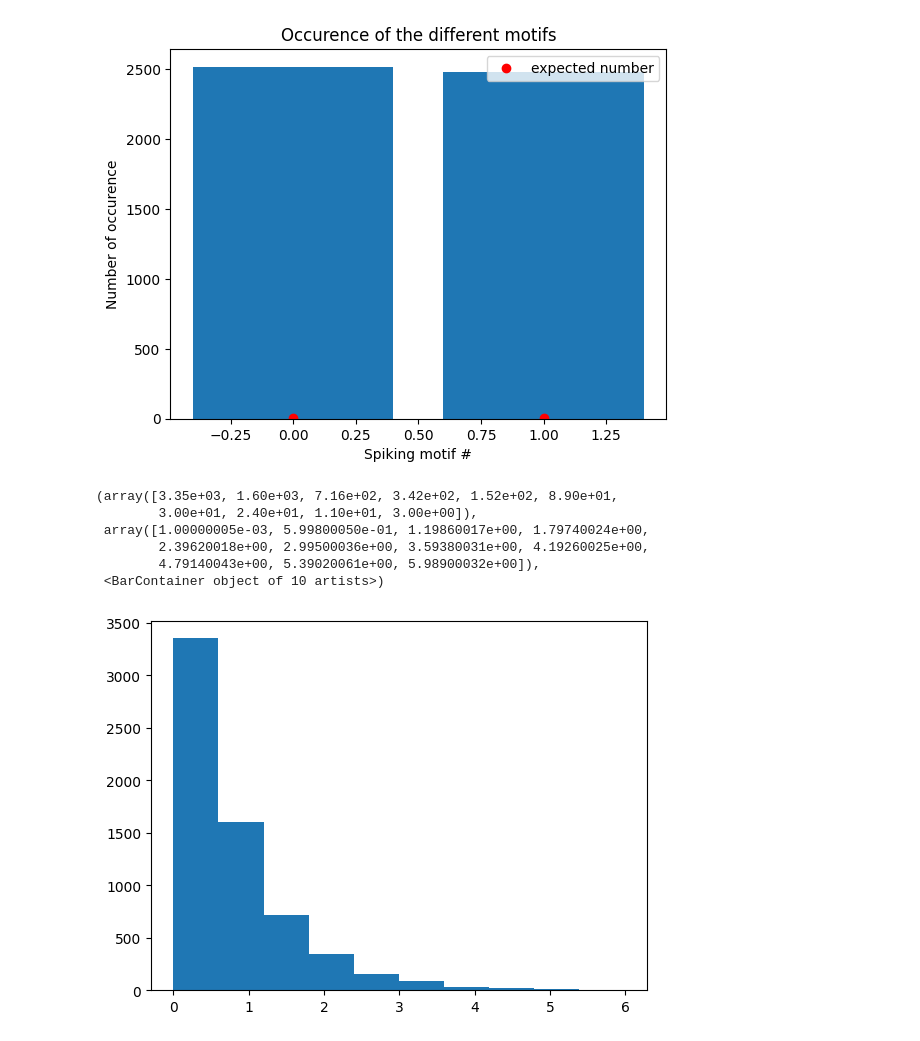
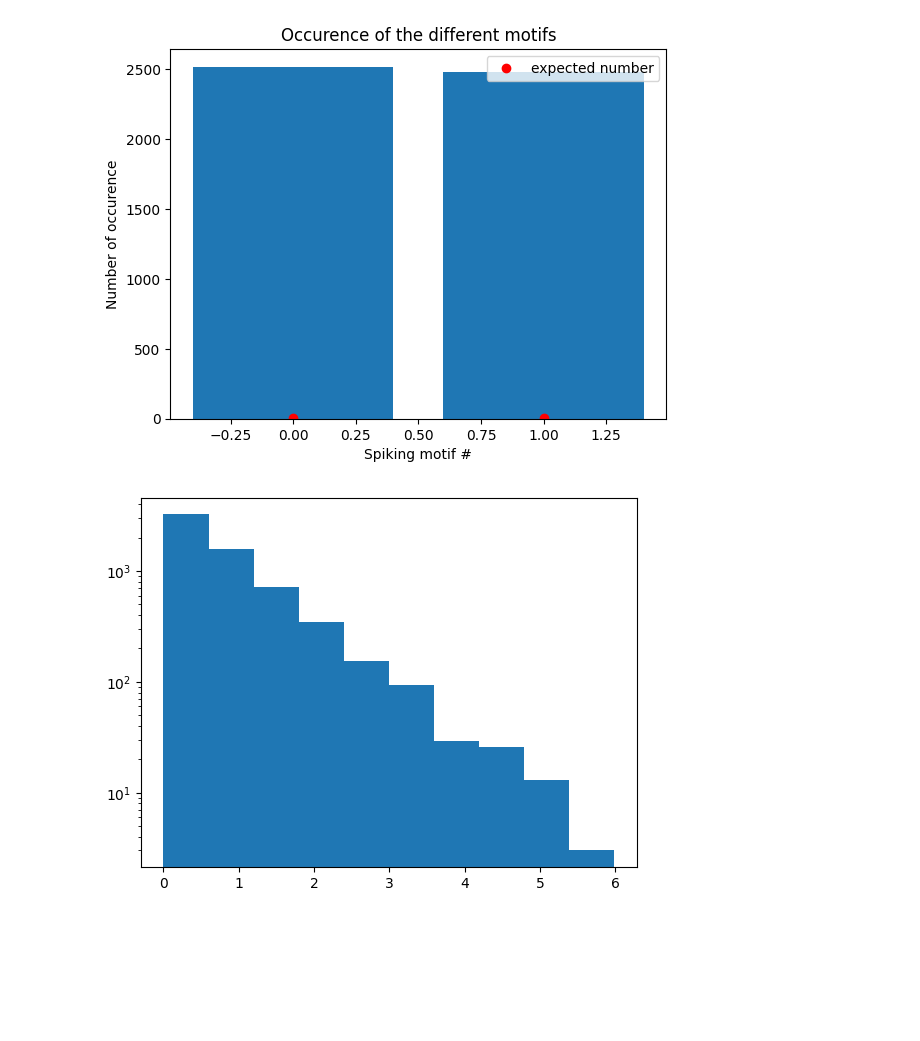
Before and after one commit to AntoineGrimaldi/cosyne-brainchack, a Jupyter notebook: synthetic_from_dryad.ipynb, the cells around one changed output. Saved outputs shown, nothing was run; the diff lists cells and outputs as text; code cells hidden in the pictures; blank space fills up the shorter version.

```diff
--- a/synthetic_from_dryad.ipynb
+++ b/synthetic_from_dryad.ipynb
@@ -15,7 +15,9 @@ for neuron in np.unique(spike_ids):
     spikes = spike_times[spike_ids==neuron]
     avg_FR.append(len(spikes)/(spike_times.max()-spike_times.min()))
 
-isi = []
+isi, cv = [], []
 for neuron in np.unique(spike_ids):
     spikes = spike_times[spike_ids==neuron]
-    isi.append(np.diff(spikes))
+    inter_spike_intervals = np.diff(spikes)
+    isi.append(inter_spike_intervals)
+    cv.append(inter_spike_intervals.std()/inter_spike_intervals.mean())
@@ -59,6 +80,7 @@ class dataset_parameters():
     frs = torch.tensor(avg_FR)
     freq_sms = 2*torch.ones(N_SMs) # frequency of apparition of the different spiking motifs (in Hz)
     overlapping_sms = False # possibility to have overlapping sequences
+    coefficient_variation = torch.tensor(cv)+1
 
     temporal_jitter = .1 # temporal jitter for the spike generation in motifs
     dropout_proba = .5 # probabilistic participations of the different neurons to the spiking motif
@@ -163,12 +167,8 @@ for sample in range(input_rp.shape[0]):
         isi.append(spikes.diff())
 # %%
 plt.hist(isi[0]*1e-3)
-#plt.yscale('log')
+plt.yscale('log')
 # %% [output]
-(array([3.35e+03, 1.60e+03, 7.16e+02, 3.42e+02, 1.52e+02, 8.90e+01,
-        3.00e+01, 2.40e+01, 1.10e+01, 3.00e+00]),
- array([1.00000005e-03, 5.99800050e-01, 1.19860017e+00, 1.79740024e+00,
-        2.39620018e+00, 2.99500036e+00, 3.59380031e+00, 4.19260025e+00,
-        4.79140043e+00, 5.39020061e+00, 5.98900032e+00]),
- <BarContainer object of 10 artists>)
-[figure, old version]
+[figure, new version]
+# %% [markdown]
+###
```
Also changed, not shown: parts of 8 cells of this notebook, 3 other files.
